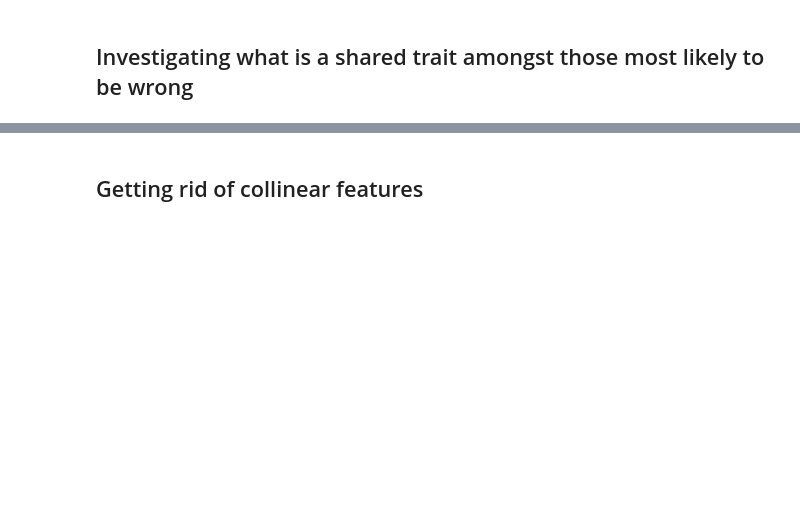
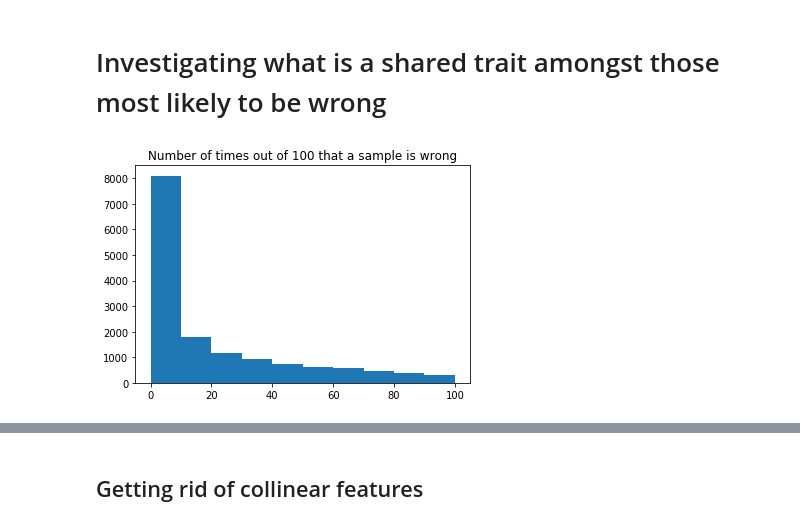
Before and after one commit to matthewkol186/cos597efinalproject, a Jupyter notebook: Multiplicity.ipynb, the cells around one changed output, grey strips where cells are left out. Drawn from its saved outputs; the diff is of its cells as text; code cells hidden in the pictures; blank space fills up the shorter version.

```diff
--- a/Multiplicity.ipynb
+++ b/Multiplicity.ipynb
@@ -54,5 +85,16 @@ Accuracy: 0.7963479415670651, Precision: 0.5838855022528492, ROC AUC: 0.72860059
 # %% [markdown]
-## Investigating what is a shared trait amongst those most likely to be wrong
+# Investigating what is a shared trait amongst those most likely to be wrong
+# %%
+num_rf_wrongs = np.zeros(len(y_test))
+for predictions in all_rf_predictions:
+    wrongs = np.array(y_test!=predictions)
+    num_rf_wrongs += wrongs
+
+plt.hist(num_rf_wrongs)
+plt.title('Number of times out of {} that a sample is wrong'.format(len(all_rf_predictions)))
+plt.show()
+# %% [output]
+[figure, added]
 # %%
 num_wrongs = np.zeros(len(y_test))
 for predictions in all_predictions:
```
Also changed, not shown: parts of 16 cells of this notebook.
